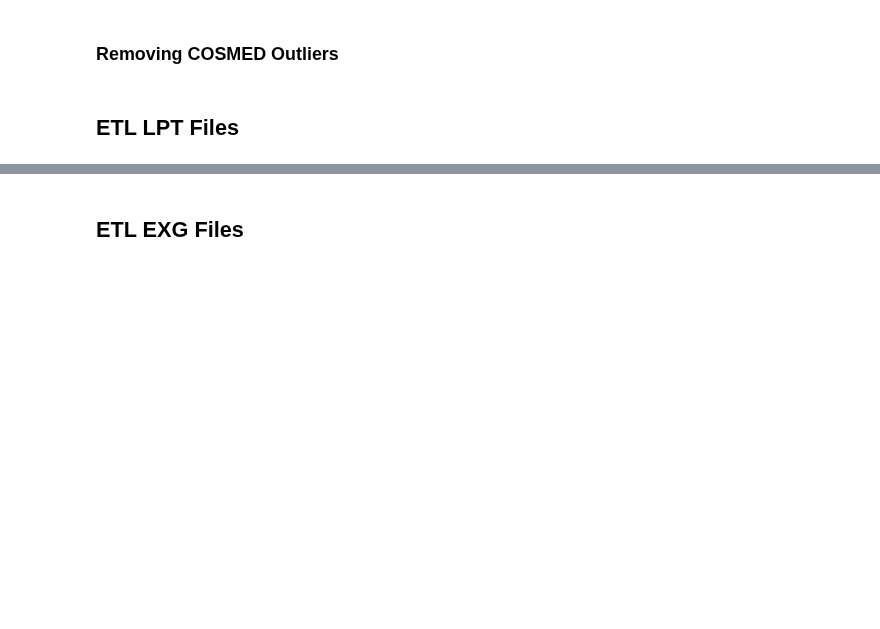
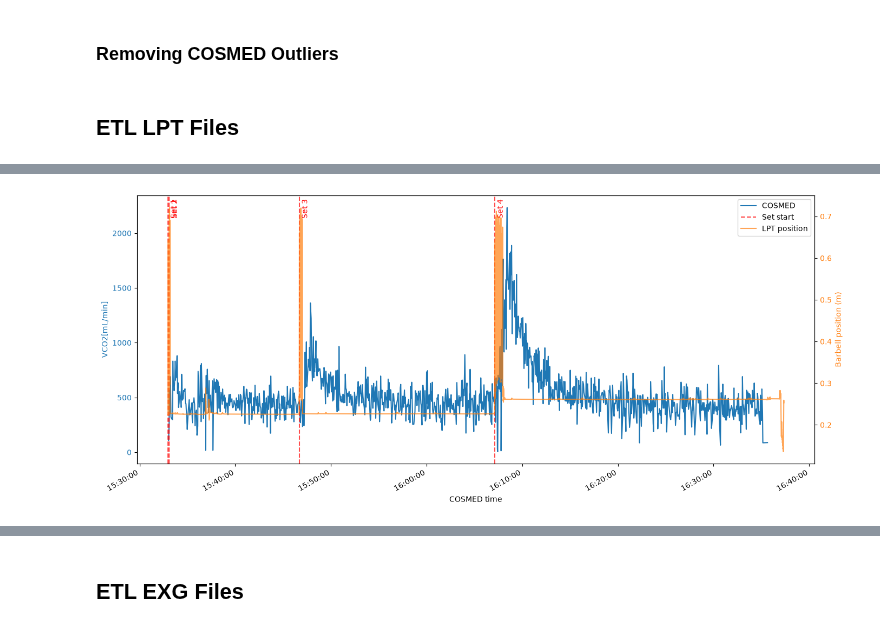
Before and after one commit to n7-sehgalr/wearable-mlee, a Jupyter notebook: notebooks/groundtruth.ipynb, the cells around one changed output, grey strips where cells are left out. Saved outputs shown, nothing was run; the diff lists cells and outputs as text; code cells hidden in the pictures; blank space fills up the shorter version.

```diff
--- a/notebooks/groundtruth.ipynb
+++ b/notebooks/groundtruth.ipynb
@@ -268,0 +605,75 @@ participant_data["devices"]["lpt"]['processed'][visit]
+# %%
+import pandas as pd
+import matplotlib.pyplot as plt
+import matplotlib.dates as mdates
+
+# Align LPT timestamps to the COSMED timeline using the recording start times.
+lpt_plot = df_lpt.sort_values("datetime").copy()
+lpt_plot["cosmed_datetime"] = (
+    pd.Timestamp(cosmedStartTimeStamp)
+    + (pd.to_datetime(lpt_plot["datetime"]) - pd.Timestamp(lptStartTimeStamp))
+)
+
+# Get each set's first repetition start, then map it to COSMED time.
+set_starts_lpt = reps.groupby("set")["start_time"].min()
+set_starts_cosmed = (
+    pd.Timestamp(cosmedStartTimeStamp)
+    + (pd.to_datetime(set_starts_lpt) - pd.Timestamp(lptStartTimeStamp))
+)
+
+fig, ax_cosmed = plt.subplots(figsize=(14, 6))
+
+# COSMED measurement on the COSMED time axis.
+ax_cosmed.plot(
+    df_cosmed["timestamp"],
+    df_cosmed["VCO2[mL/min]"],  # Replace with your COSMED column name
+    color="tab:blue",
+    label="COSMED",
+)
+ax_cosmed.set_xlabel("COSMED time")
+ax_cosmed.set_ylabel("VCO2[mL/min]", color="tab:blue")
+ax_cosmed.tick_params(axis="y", labelcolor="tab:blue")
+
+# LPT velocity aligned to the same time axis, using a second y-axis.
+ax_lpt = ax_cosmed.twinx()
+ax_lpt.plot(
+    lpt_plot["cosmed_datetime"],
+    lpt_plot["barbell center position"],
+    color="tab:orange",
+    alpha=0.7,
+    label="LPT position",
+)
+ax_lpt.set_ylabel("Barbell position (m)", color="tab:orange")
+ax_lpt.tick_params(axis="y", labelcolor="tab:orange")
+
+# Mark the aligned start of each repetition set.
+for i, (set_number, start_time) in enumerate(set_starts_cosmed.items()):
+    ax_cosmed.axvline(
+        start_time,
+        color="red",
+        linestyle="--",
+        alpha=0.7,
+        label="Set start" if i == 0 else None,
+    )
+    ax_cosmed.annotate(
+        f"Set {set_number}",
+        xy=(start_time, 1),
+        xycoords=("data", "axes fraction"),
+        xytext=(3, -5),
+        textcoords="offset points",
+        rotation=90,
+        va="top",
+        color="red",
+    )
+
+# Combine legends from both axes.
+lines1, labels1 = ax_cosmed.get_legend_handles_labels()
+lines2, labels2 = ax_lpt.get_legend_handles_labels()
+ax_cosmed.legend(lines1 + lines2, labels1 + labels2, loc="best")
+
+ax_cosmed.xaxis.set_major_formatter(mdates.DateFormatter("%H:%M:%S"))
+fig.autofmt_xdate()
+fig.tight_layout()
+plt.show()
+# %% [output]
+[figure, added]
```
Also changed, not shown: parts of 21 cells of this notebook, 1 other file.
